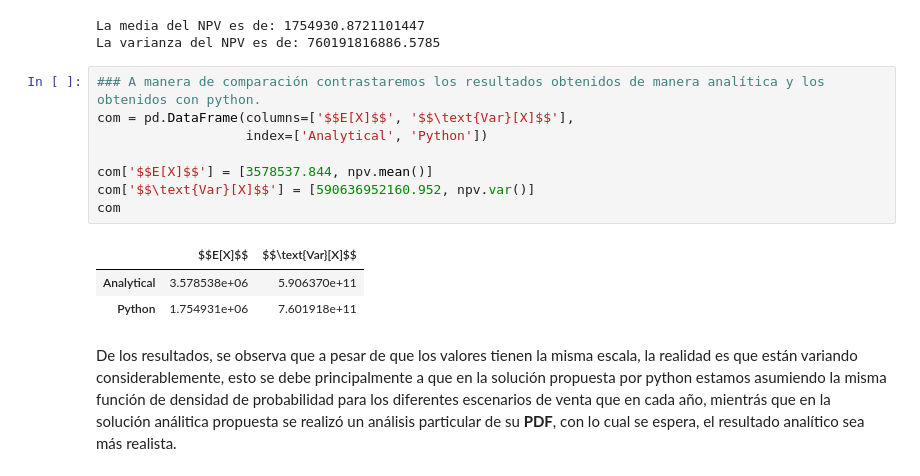
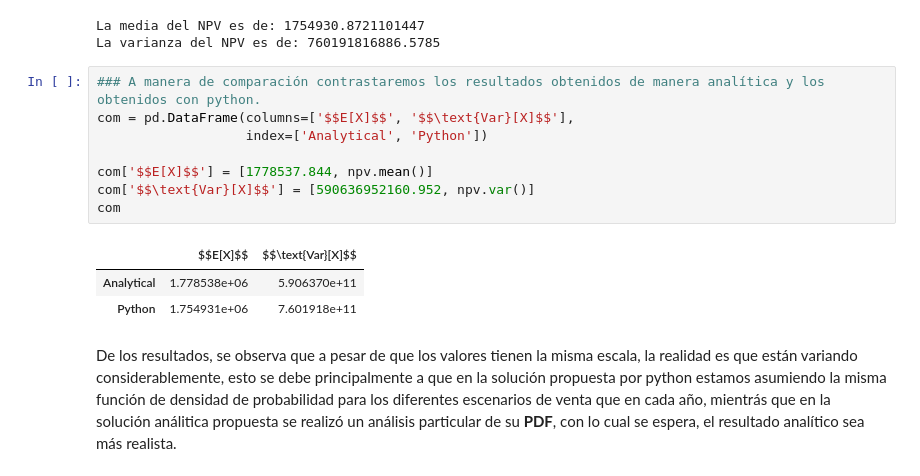
Before and after one commit to bmanica/Quantitative_Finance, a Jupyter notebook: Tarea 3/Tarea_3.ipynb, the cells around one changed output. Drawn from its saved outputs; the diff is of its cells as text.

```diff
--- a/Tarea 3/Tarea_3.ipynb
+++ b/Tarea 3/Tarea_3.ipynb
@@ -768,14 +768,14 @@ La varianza del NPV es de: 760191816886.5785
 # %%
 ### A manera de comparación contrastaremos los resultados obtenidos de manera analítica y los obtenidos con python.
 com = pd.DataFrame(columns=['$$E[X]$$', '$$\text{Var}[X]$$'],
                    index=['Analytical', 'Python'])
 
-com['$$E[X]$$'] = [3578537.844, npv.mean()]
+com['$$E[X]$$'] = [1778537.844, npv.mean()]
 com['$$\text{Var}[X]$$'] = [590636952160.952, npv.var()]
 com
 # %% [output]
 |  | $$E[X]$$ | $$\text{Var}[X]$$ |
-| Analytical | 3.578538e+06 | 5.906370e+11 |
+| Analytical | 1.778538e+06 | 5.906370e+11 |
 | Python | 1.754931e+06 | 7.601918e+11 |
 # %% [markdown]
 De los resultados, se observa que a pesar de que los valores tienen la misma escala, la realidad es que están variando considerablemente, esto se debe principalmente a que en la solución propuesta por python estamos asumiendo la misma función de densidad de probabilidad para los diferentes escenarios de venta que en cada año, mientrás que en la solución análitica propuesta se realizó un análisis particular de su **PDF**, con lo cual se espera, el resultado analítico sea más realista.
```
Also changed, not shown: parts of 7 cells of this notebook.
